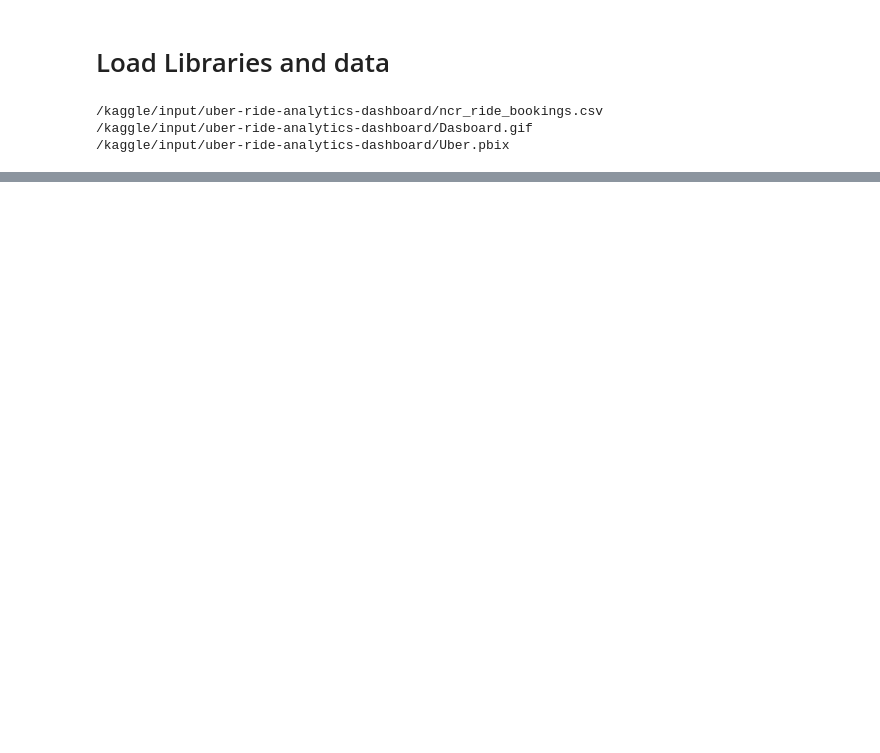
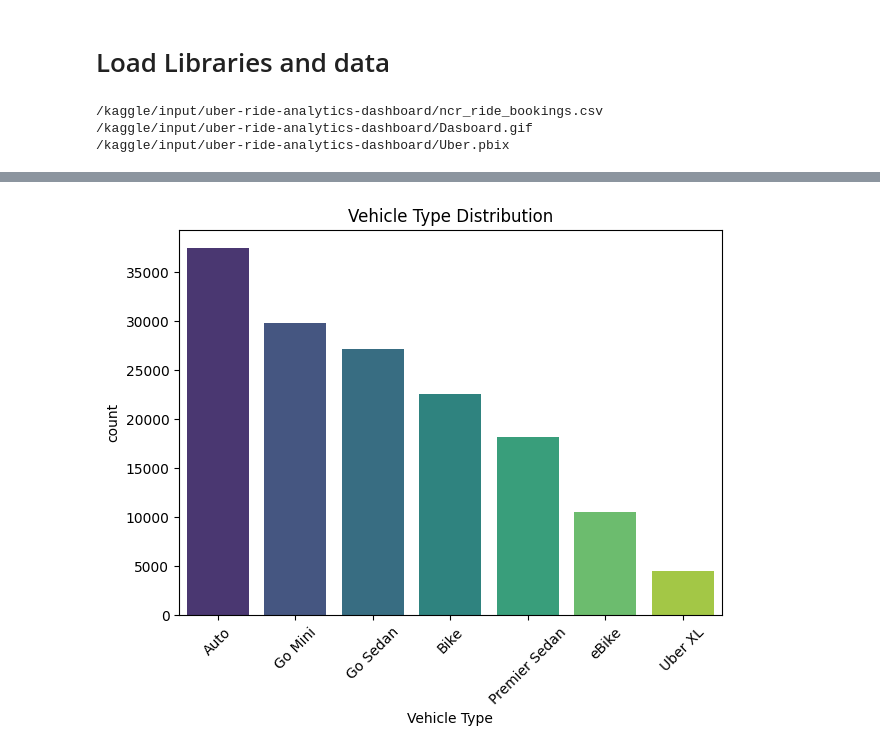
Before and after one commit to Selvam-DG/Data_Science, a Jupyter notebook: Projects/uber-data-analytics.ipynb, the cells around one changed output, grey strips where cells are left out. Drawn from its saved outputs; the diff is of its cells as text; code cells hidden in the pictures; blank space fills up the shorter version.

```diff
--- a/Projects/uber-data-analytics.ipynb
+++ b/Projects/uber-data-analytics.ipynb
@@ -30,0 +179,9 @@ data =
+# %%
+# Vehicle Type Usage
+plt.figure(figsize=(7,5))
+sns.countplot(x='Vehicle Type', data=data, order=data['Vehicle Type'].value_counts().index, palette='viridis')
+plt.title('Vehicle Type Distribution')
+plt.xticks(rotation=45)
+plt.show()
+# %% [output]
+[figure, added]
```
Also changed, not shown: parts of 15 cells of this notebook.
